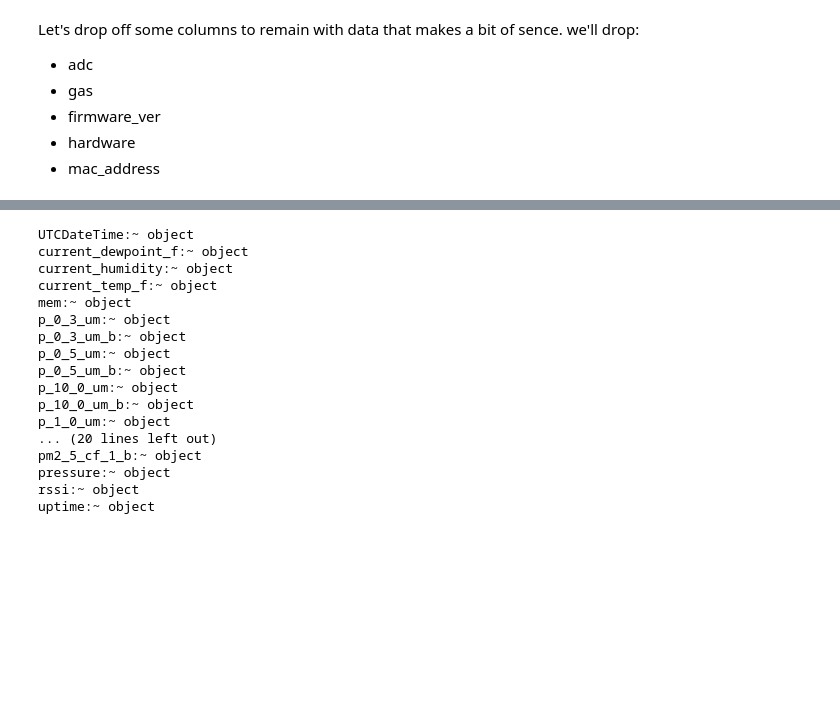
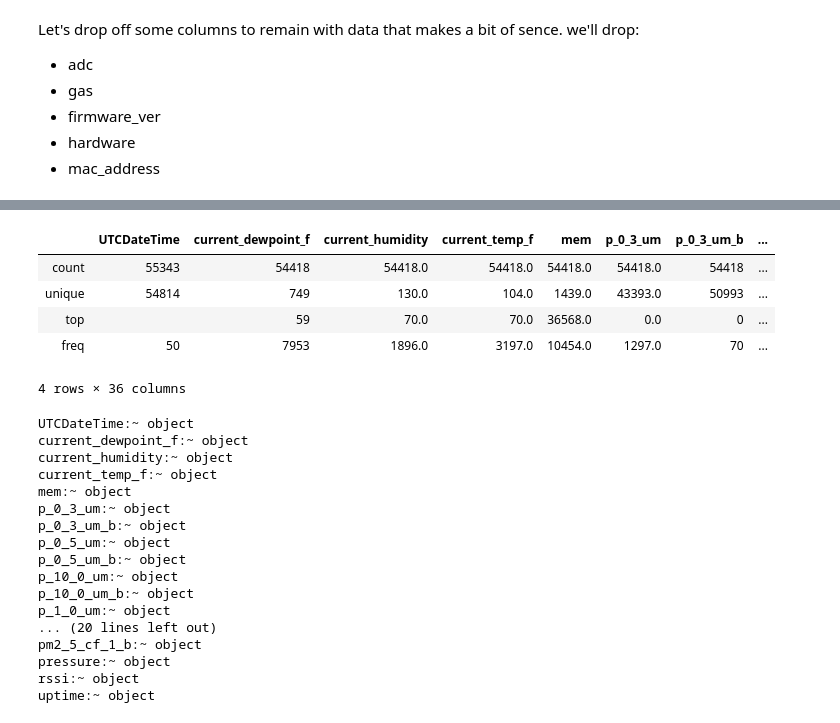
Before and after one commit to Rohianon/PurpleAirCaptsoneProject., a Jupyter notebook: Scripts/purleair.ipynb, the cells around one changed output, grey strips where cells are left out. Saved outputs shown, nothing was run; the diff lists cells and outputs as text; code cells hidden in the pictures; blank space fills up the shorter version.

```diff
--- a/Scripts/purleair.ipynb
+++ b/Scripts/purleair.ipynb
@@ -110,4 +123,13 @@ data.head()
 5 rows × 36 columns
+# %%
+data.describe()
+# %% [output]
+|  | UTCDateTime | current_dewpoint_f | current_humidity | current_temp_f | mem | p_0_3_um | p_0_3_um_b | ... |
+| count | 55343 | 54418 | 54418.0 | 54418.0 | 54418.0 | 54418.0 | 54418 | ... |
+| unique | 54814 | 749 | 130.0 | 104.0 | 1439.0 | 43393.0 | 50993 | ... |
+| top |  | 59 | 70.0 | 70.0 | 36568.0 | 0.0 | 0 | ... |
+| freq | 50 | 7953 | 1896.0 | 3197.0 | 10454.0 | 1297.0 | 70 | ... |
+4 rows × 36 columns
 # %%
 def find_dtype(column):
     return data[column].dtype
```
Also changed, not shown: parts of 24 cells of this notebook, 1 other file.
